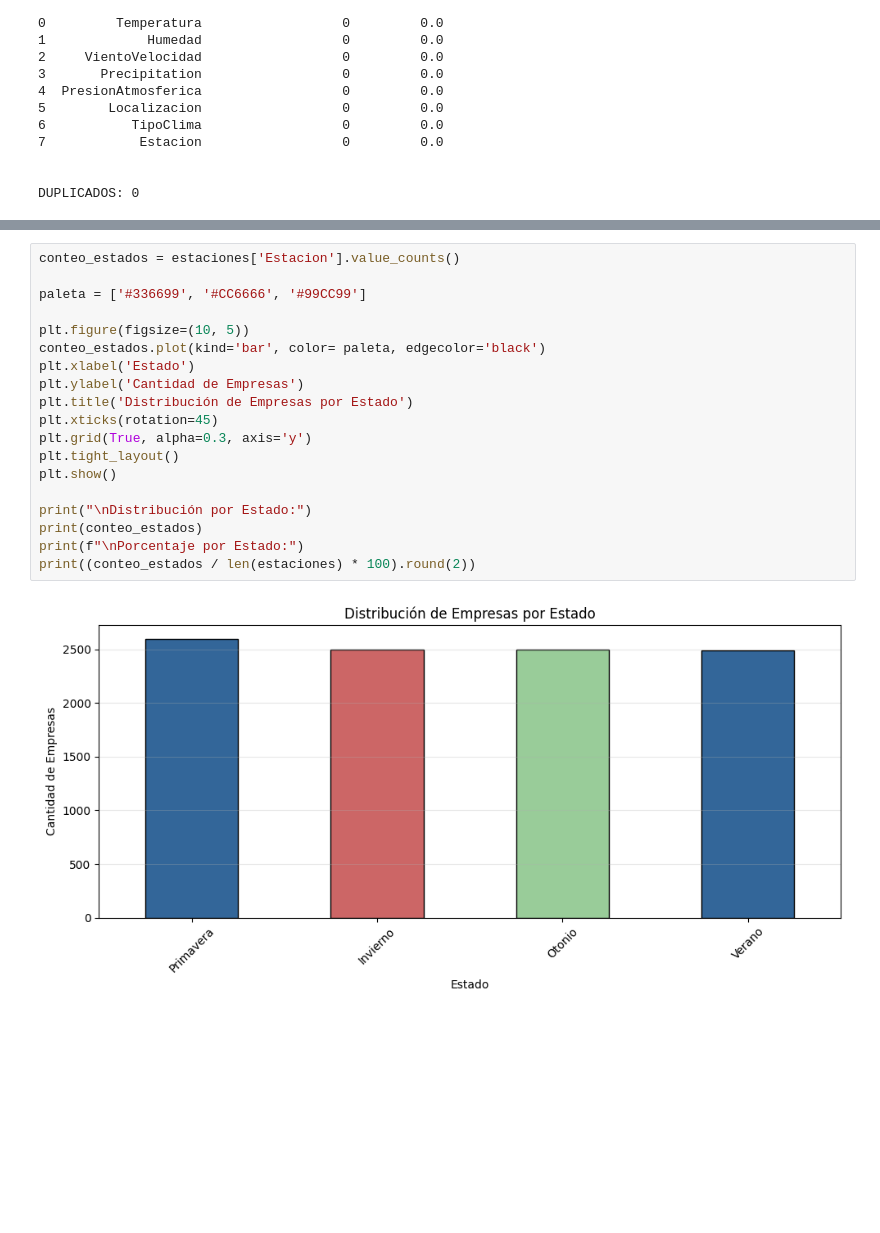
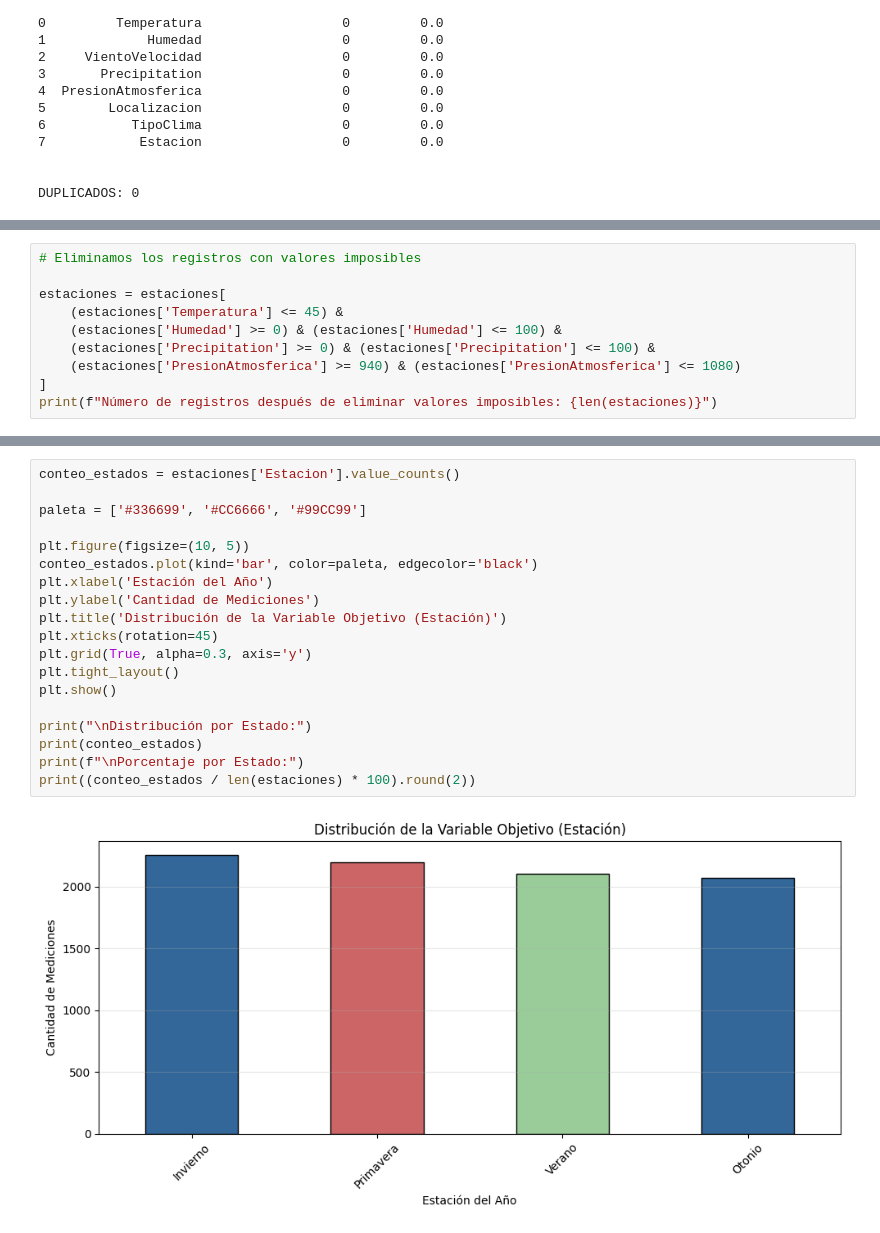
Before and after one commit to Fabrote/season-classifier, a Jupyter notebook: MD-TP3_TAPIA-PALACIO.ipynb, the cells around one changed output, grey strips where cells are left out. Cells and saved outputs as stored; diff of their text form; blank space fills up the shorter version.

```diff
--- a/MD-TP3_TAPIA-PALACIO.ipynb
+++ b/MD-TP3_TAPIA-PALACIO.ipynb
@@ -129,0 +193,10 @@ DUPLICADOS: 0
+# %%
+# Eliminamos los registros con valores imposibles
+
+estaciones = estaciones[
+    (estaciones['Temperatura'] <= 45) &
+    (estaciones['Humedad'] >= 0) & (estaciones['Humedad'] <= 100) &
+    (estaciones['Precipitation'] >= 0) & (estaciones['Precipitation'] <= 100) &
+    (estaciones['PresionAtmosferica'] >= 940) & (estaciones['PresionAtmosferica'] <= 1080)
+]
+print(f"Número de registros después de eliminar valores imposibles: {len(estaciones)}")
@@ -233,23 +368,23 @@ Name: count, dtype: float64
 # %%
 conteo_estados = estaciones['Estacion'].value_counts()
 
 paleta = ['#336699', '#CC6666', '#99CC99']
 
 plt.figure(figsize=(10, 5))
-conteo_estados.plot(kind='bar', color= paleta, edgecolor='black')
-plt.xlabel('Estado')
-plt.ylabel('Cantidad de Empresas')
-plt.title('Distribución de Empresas por Estado')
+conteo_estados.plot(kind='bar', color=paleta, edgecolor='black')
+plt.xlabel('Estación del Año')
+plt.ylabel('Cantidad de Mediciones')
+plt.title('Distribución de la Variable Objetivo (Estación)')
 plt.xticks(rotation=45)
 plt.grid(True, alpha=0.3, axis='y')
 plt.tight_layout()
 plt.show()
 
 print("\nDistribución por Estado:")
 print(conteo_estados)
 print(f"\nPorcentaje por Estado:")
 print((conteo_estados / len(estaciones) * 100).round(2))
 # %% [output]
-[figure, old version]
+[figure, new version]
 Distribución por Estado:
 Estacion
```
Also changed, not shown: parts of 30 cells of this notebook.
